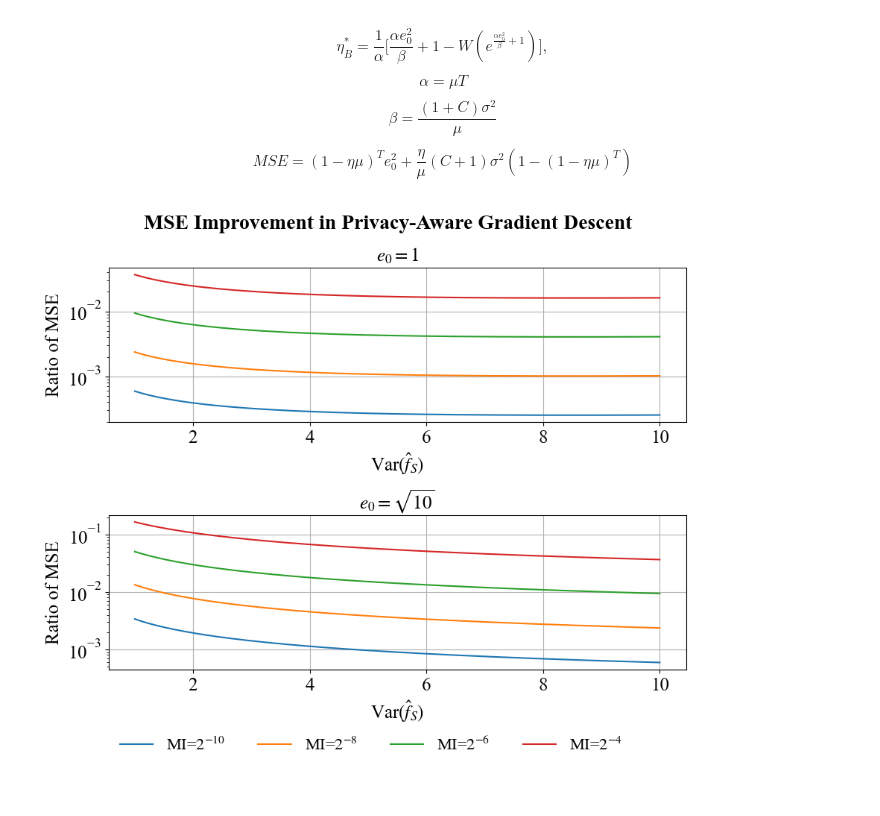
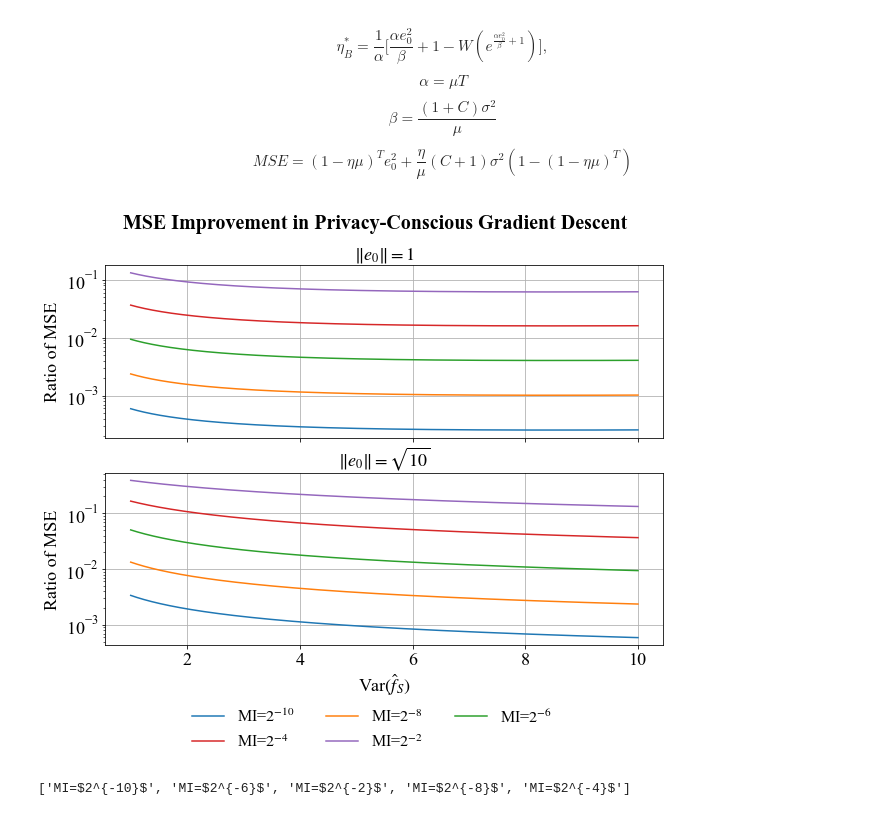
Before and after one commit to mayuri95/designing_for_privacy, a Jupyter notebook: pac_private_rr/snr graphs.ipynb, the cells around one changed output. Cells and saved outputs as stored; diff of their text form; code cells hidden in the pictures.

```diff
--- a/pac_private_rr/snr graphs.ipynb
+++ b/pac_private_rr/snr graphs.ipynb
@@ -12,8 +38,8 @@ mse_ratio(512, 0.5)
 # %% [output]
 0.008729355933485219
 # %%
-mi_range = [2**(x) for x in [-10, -8, -6, -4]]
-labels = ['$2^{-10}$', '$2^{-8}$', '$2^{-6}$', '$2^{-4}$']
+mi_range = [2**(x) for x in [-10, -8, -6, -4, -2]]
+labels = ['$2^{-10}$', '$2^{-8}$', '$2^{-6}$', '$2^{-4}$', '$2^{-2}$']
 c_range = [1/(2*mi) for mi in mi_range]
 snr_range = [x/1000 for x in range(1, 10000)]
 # %%
@@ -98,44 +129,51 @@ def mse_gd(eta, mu, e_0, C, sigma_sq, T=32):
 mu = 1
 L = 1
 
-mi_range = [2**(x) for x in [-10, -8, -6, -4]]
-labels = ['$2^{-10}$', '$2^{-8}$', '$2^{-6}$', '$2^{-4}$']
+mi_range = [2**(x) for x in [-10, -8, -6, -4, -2]]
+labels = ['$2^{-10}$', '$2^{-8}$', '$2^{-6}$', '$2^{-4}$', '$2^{-2}$']
 c_range = [1/(2*mi) for mi in mi_range]
-fig, axes = plt.subplots(2, figsize=(10, 7))
+fig, axes = plt.subplots(2, figsize=(10, 7), sharex=True)
 es = [1, 10**0.5]
-titles = [r"$e_0=1$", r"$e_0 = \sqrt{10}$"]
+titles = [r"$\Vert e_0 \Vert =1$", r"$\Vert e_0 \Vert = \sqrt{10}$"]
 for e_ind, ax in enumerate(axes):
     e_0 = es[e_ind]
 
     for ind,C in enumerate(c_range):
         C*=32 # per epoch vs. overall
 
         xs = []
         ys = []
         for sigma_sq in [x/1000 for x in range(1000, 10000)]:
             step_size_default = solve_for_optimal_eta(mu, sigma_sq, e_0, 0)
 
             optimal_eta = solve_for_optimal_eta(mu, sigma_sq, e_0, C)
             if np.isinf(optimal_eta):
                 continue
             optimal_mse = mse_gd(optimal_eta, mu, e_0, C, sigma_sq)
             default_mse = mse_gd(step_size_default, mu, e_0, C, sigma_sq)
             xs.append(sigma_sq)
             ys.append(optimal_mse/default_mse)
         ax.plot(xs, ys, label=f'MI={labels[ind]}')
-#         print(C, ys)
     ax.grid(True)
     ax.tick_params(axis='both', labelsize=18)
-    ax.set_xlabel(r"$\mathdefault{Var}(\hat{f}_S)$", fontsize=18)
     ax.set_ylabel("Ratio of MSE", fontsize=18)
     ax.set_yscale('log')
-#     ax.legend(fontsize=16)
+
     ax.set_title(titles[e_ind], fontsize=18)
-plt.subplots_adjust(hspace=0.6)
+ax.set_xlabel(r"$\mathdefault{Var}(\hat{f}_S)$", fontsize=18)
+
+plt.subplots_adjust(hspace=0.2)
 handles, labels = ax.get_legend_handles_labels()
 
-lgd = fig.legend(handles, labels, ncol=4, loc=2, prop={'size': 16}, bbox_to_anchor=(0.12, 0.01), frameon=False)
-plt.suptitle("MSE Improvement in Privacy-Aware Gradient Descent", fontsize=20, fontweight="bold")
+
+legend_rowwise(3, loc=2, bbox_to_anchor=(0.13, -0.28), prop={'size': 16}, frameon=False)
+
+# lgd = fig.legend(handles, labels, ncol=3, loc=2, prop={'size': 16}, bbox_to_anchor=(0.24, 0.01), frameon=False)
+plt.suptitle("MSE Improvement in Privacy-Conscious Gradient Descent", fontsize=20, fontweight="bold")
 plt.savefig('../figs/sigma_sq_to_mse.pdf',  bbox_inches = "tight")
 # %% [output]
-[figure, old version]
+[figure, new version]
+# %%
+labels
+# %% [output]
+['MI=$2^{-10}$', 'MI=$2^{-6}$', 'MI=$2^{-2}$', 'MI=$2^{-8}$', 'MI=$2^{-4}$']
```
Also changed, not shown: parts of 4 cells of this notebook, 6 other files.
